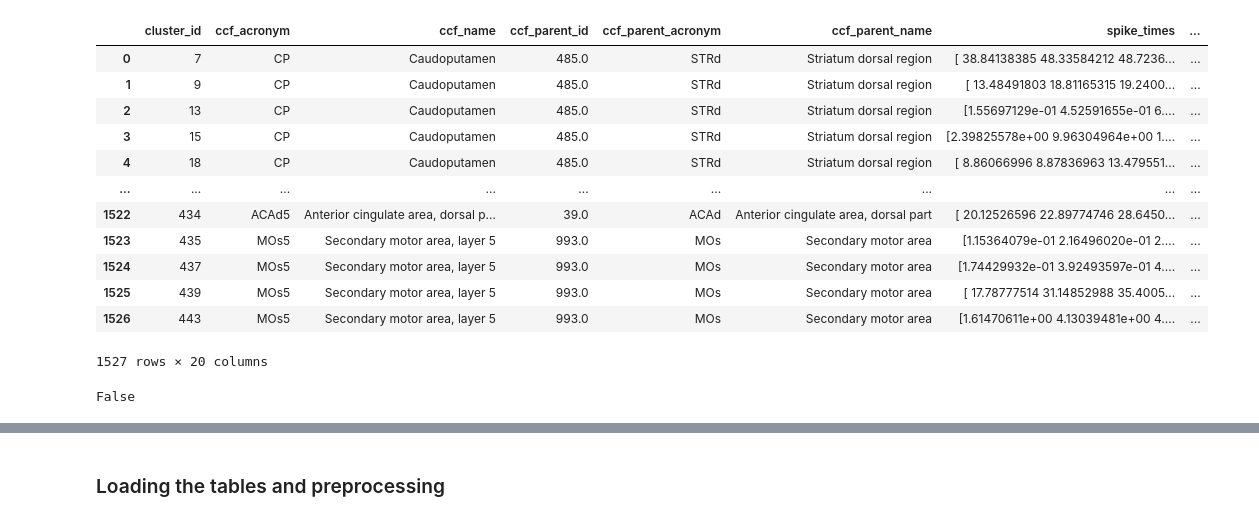
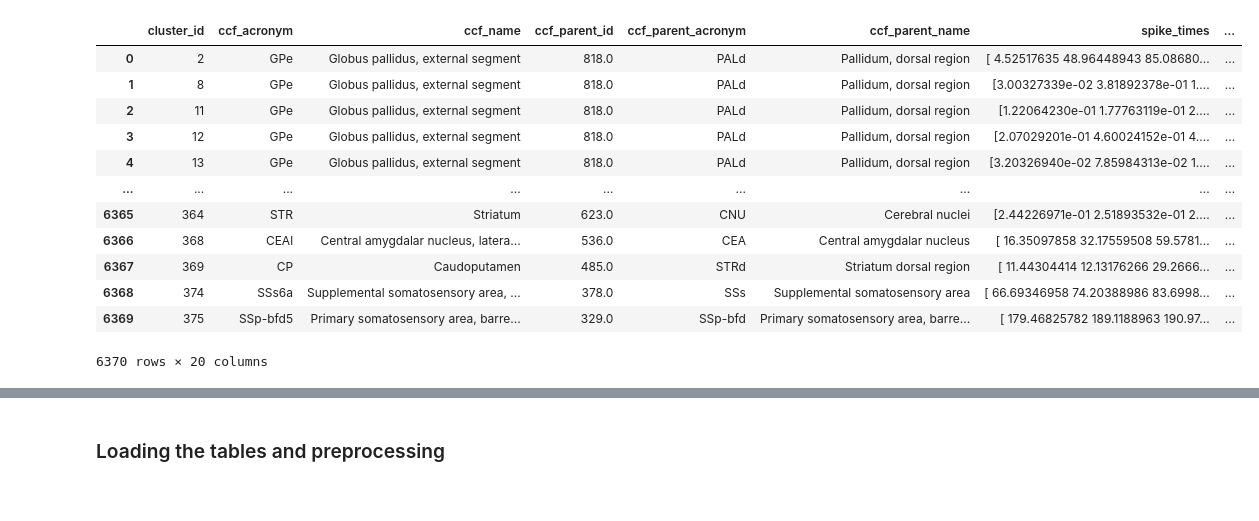
Before and after one commit to shrinidhivelan/Selectivity-Semester-project, a Jupyter notebook: Notebooks/1_Selectivity_dataframe.ipynb, the cells around one changed output, grey strips where cells are left out. Drawn from its saved outputs; the diff is of its cells as text; code cells hidden in the pictures.

```diff
--- a/Notebooks/1_Selectivity_dataframe.ipynb
+++ b/Notebooks/1_Selectivity_dataframe.ipynb
@@ -41,0 +83,18 @@ pd.set_option('display.max_rows', 10)  # Show all columns
+# %%
+df = pd.read_csv('/Volumes/LaCie/EPFL/Mastersem3/Semester Project Lsens/Data/AB122_20240804_134554/AB122_20240804_134554_AUC_Selectivity_pre_post.csv')
+
+df
+# %% [output]
+|  | cluster_id | ccf_acronym | ccf_name | ccf_parent_id | ccf_parent_acronym | ccf_parent_name | spike_times | ... |
+| 0 | 2 | GPe | Globus pallidus, external segment | 818.0 | PALd | Pallidum, dorsal region | [ 4.52517635 48.96448943 85.08680... | ... |
+| 1 | 8 | GPe | Globus pallidus, external segment | 818.0 | PALd | Pallidum, dorsal region | [3.00327339e-02 3.81892378e-01 1.... | ... |
+| 2 | 11 | GPe | Globus pallidus, external segment | 818.0 | PALd | Pallidum, dorsal region | [1.22064230e-01 1.77763119e-01 2.... | ... |
+| 3 | 12 | GPe | Globus pallidus, external segment | 818.0 | PALd | Pallidum, dorsal region | [2.07029201e-01 4.60024152e-01 4.... | ... |
+| 4 | 13 | GPe | Globus pallidus, external segment | 818.0 | PALd | Pallidum, dorsal region | [3.20326940e-02 7.85984313e-02 1.... | ... |
+| ... | ... | ... | ... | ... | ... | ... | ... | ... |
+| 6365 | 364 | STR | Striatum | 623.0 | CNU | Cerebral nuclei | [2.44226971e-01 2.51893532e-01 2.... | ... |
+| 6366 | 368 | CEAl | Central amygdalar nucleus, latera... | 536.0 | CEA | Central amygdalar nucleus | [ 16.35097858 32.17559508 59.5781... | ... |
+| 6367 | 369 | CP | Caudoputamen | 485.0 | STRd | Striatum dorsal region | [ 11.44304414 12.13176266 29.2666... | ... |
+| 6368 | 374 | SSs6a | Supplemental somatosensory area, ... | 378.0 | SSs | Supplemental somatosensory area | [ 66.69346958 74.20388986 83.6998... | ... |
+| 6369 | 375 | SSp-bfd5 | Primary somatosensory area, barre... | 329.0 | SSp-bfd | Primary somatosensory area, barre... | [ 179.46825782 189.1188963 190.97... | ... |
+6370 rows × 20 columns
@@ -48,16 +108,0 @@ pd.read_parquet('/Volumes/LaCie/EPFL/Mastersem3/Semester Project Lsens/Data/AB11
-# %%
-df2[df2['event']=='whisker']
-# %% [output]
-|  | cluster_id | ccf_acronym | ccf_name | ccf_parent_id | ccf_parent_acronym | ccf_parent_name | spike_times | ... |
-| 0 | 7 | CP | Caudoputamen | 485.0 | STRd | Striatum dorsal region | [ 38.84138385 48.33584212 48.7236... | ... |
-| 1 | 9 | CP | Caudoputamen | 485.0 | STRd | Striatum dorsal region | [ 13.48491803 18.81165315 19.2400... | ... |
-| 2 | 13 | CP | Caudoputamen | 485.0 | STRd | Striatum dorsal region | [1.55697129e-01 4.52591655e-01 6.... | ... |
-| 3 | 15 | CP | Caudoputamen | 485.0 | STRd | Striatum dorsal region | [2.39825578e+00 9.96304964e+00 1.... | ... |
-| 4 | 18 | CP | Caudoputamen | 485.0 | STRd | Striatum dorsal region | [ 8.86066996 8.87836963 13.479551... | ... |
-| ... | ... | ... | ... | ... | ... | ... | ... | ... |
-| 1522 | 434 | ACAd5 | Anterior cingulate area, dorsal p... | 39.0 | ACAd | Anterior cingulate area, dorsal part | [ 20.12526596 22.89774746 28.6450... | ... |
-| 1523 | 435 | MOs5 | Secondary motor area, layer 5 | 993.0 | MOs | Secondary motor area | [1.15364079e-01 2.16496020e-01 2.... | ... |
-| 1524 | 437 | MOs5 | Secondary motor area, layer 5 | 993.0 | MOs | Secondary motor area | [1.74429932e-01 3.92493597e-01 4.... | ... |
-| 1525 | 439 | MOs5 | Secondary motor area, layer 5 | 993.0 | MOs | Secondary motor area | [ 17.78777514 31.14852988 35.4005... | ... |
-| 1526 | 443 | MOs5 | Secondary motor area, layer 5 | 993.0 | MOs | Secondary motor area | [1.61470611e+00 4.13039481e+00 4.... | ... |
-1527 rows × 20 columns
@@ -68,4 +108,0 @@ has_duplicates = df2.duplicated().any()
-# %%
-has_duplicates
-# %% [output]
-False
```
Also changed, not shown: parts of 22 cells of this notebook, 9 other files.
